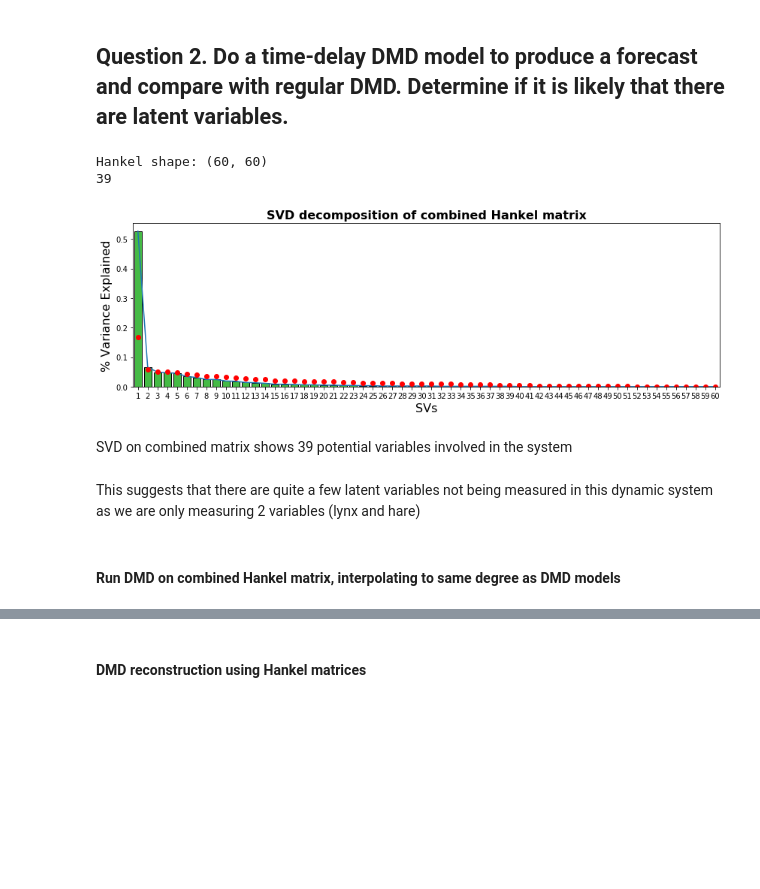
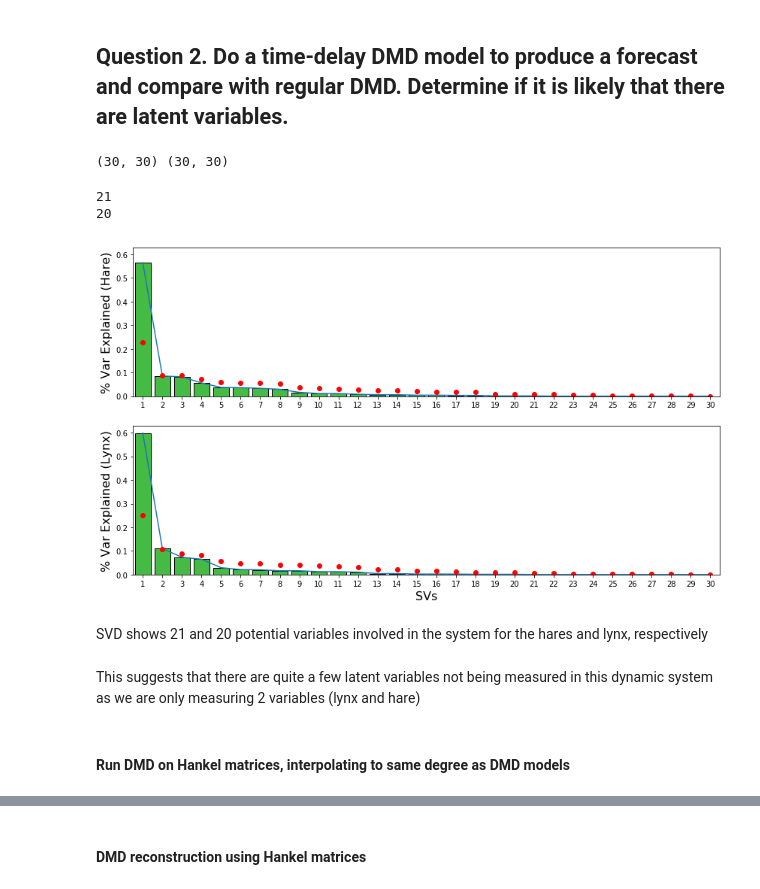
Before and after one commit to jmichellehu/ComplexSystems_AMATH563, a Jupyter notebook: hw2/AMATH563_hw2_Q1_Q2.ipynb, the cells around one changed output, grey strips where cells are left out. Saved outputs shown, nothing was run; the diff lists cells and outputs as text; code cells hidden in the pictures; blank space fills up the shorter version.

Commit message:
hw2/AMATH563_hw2_Q1_Q2.ipynb: update and separate H models, pickled

```diff
--- a/hw2/AMATH563_hw2_Q1_Q2.ipynb
+++ b/hw2/AMATH563_hw2_Q1_Q2.ipynb
@@ -222,36 +219,50 @@ else:
 ---
 # %% [markdown]
 ## Question 2.  Do a time-delay DMD model to produce a forecast and compare with regular DMD. Determine if it is likely that there are latent variables.
+# %%
+X=df.Hare.values
+Y=df.Lynx.values
+
+from scipy.linalg import hankel
+# Construct Hankel matrix
+H_X = hankel(X)
+H_Y = hankel(Y)
+
+print(H_X.shape, H_Y.shape)
+# %% [output]
+(30, 30) (30, 30)
 # %%
-import seaborn as sns
-from scipy.linalg import hankel
-
-# Construct Hankel matrix
-combined=df.values[:, 1:]
-H_combined = hankel(combined)
-print("Hankel shape:", H_combined.shape)
-
-# Take SVD of H
-u, s, v = np.linalg.svd(H_combined)
+# Take SVD of H_X
+u, s, v = np.linalg.svd(H_X)
 var_explained = np.round(s**2/np.sum(s**2), decimals=3)
 print(len(var_explained[var_explained>0]))
 
-fig, ax = plt.subplots(1, figsize=(14, 4), sharey=True)
-ax.plot(var_explained)
-ax.plot(np.diag(np.diagflat(s)/np.sum(np.diagflat(s))), "ro");
-ax.set_xlabel('SVs', fontsize=16)
-ax.set_ylabel('% Variance Explained', fontsize=16)
+fig, ax = plt.subplots(2, 1, figsize=(14, 8), sharey=True)
+ax[0].plot(var_explained)
+ax[0].plot(np.diag(np.diagflat(s)/np.sum(np.diagflat(s))), "ro");
+ax[0].set_ylabel('% Var Explained (Hare)', fontsize=16)
+ax[1].set_ylabel('% Var Explained (Lynx)', fontsize=16)
 sns.barplot(x=list(range(1,len(var_explained)+1)),
-            y=var_explained, color="limegreen", ec='k', ax=ax);
-plt.title("SVD decomposition of combined Hankel matrix", fontsize=fontsize, weight=weight);
+            y=var_explained, color="limegreen", ec='k', ax=ax[0])
+
+# Take SVD of H_Y
+u, s, v = np.linalg.svd(H_Y)
+var_explained = np.round(s**2/np.sum(s**2), decimals=3)
+print(len(var_explained[var_explained>0]))
+ax[1].plot(var_explained)
+ax[1].plot(np.diag(np.diagflat(s)/np.sum(np.diagflat(s))), "ro");
+
+sns.barplot(x=list(range(1,len(var_explained)+1)),
+            y=var_explained, color="limegreen", ec='k', ax=ax[1])
+plt.xlabel('SVs', fontsize=16);
 # %% [output]
-Hankel shape: (60, 60)
-39
+21
+20
-[figure, old version]
+[figure, new version]
 # %% [markdown]
-SVD on combined matrix shows 39 potential variables involved in the system
+SVD shows 21 and 20 potential variables involved in the system for the hares and lynx, respectively
 # %% [markdown]
 This suggests that there are quite a few latent variables not being measured in this dynamic system as we are only measuring 2 variables (lynx and hare)
 # %% [markdown]
-#### Run DMD on combined Hankel matrix, interpolating to same degree as DMD models
+#### Run DMD on Hankel matrices, interpolating to same degree as DMD models
 # %%
```
Also changed, not shown: parts of 20 cells of this notebook.
